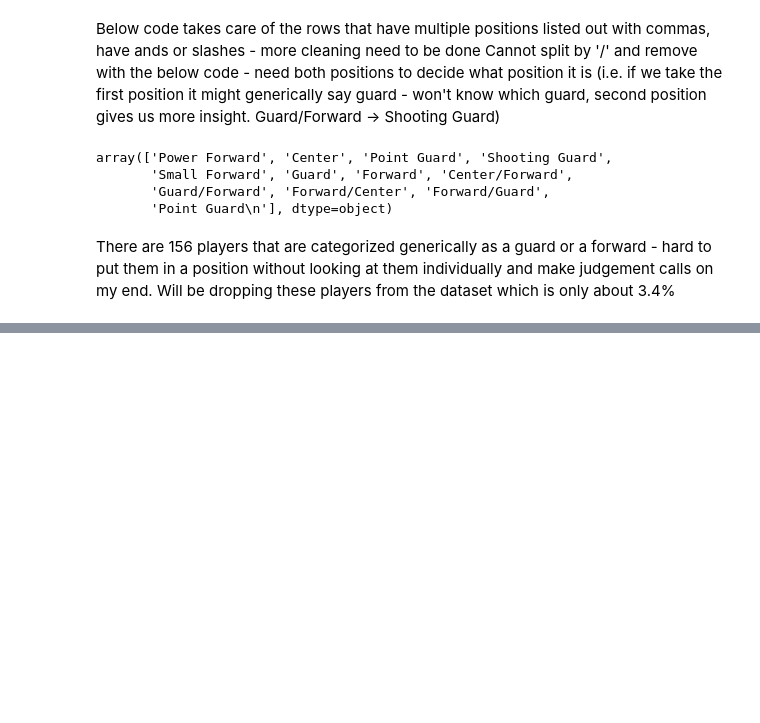
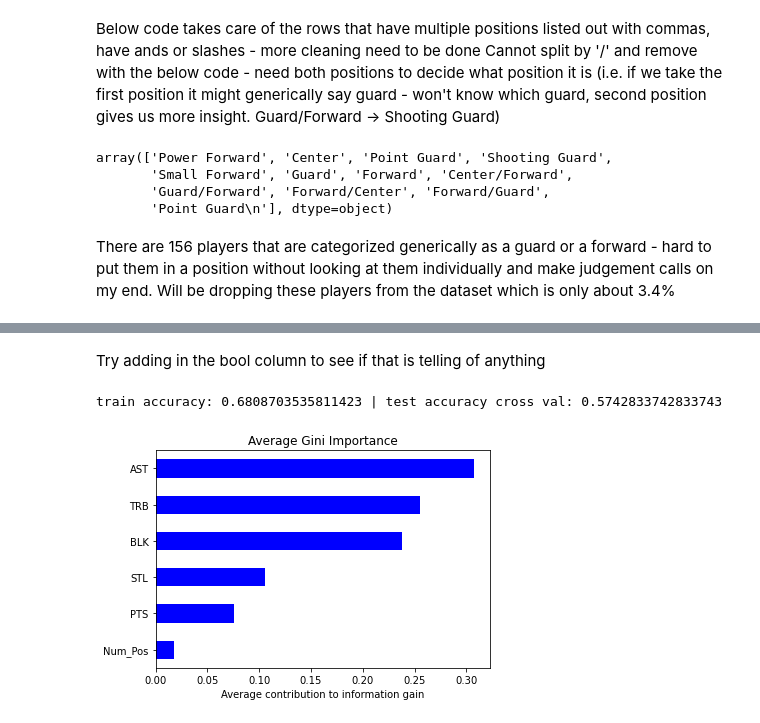
Before and after one commit to wjlau/capstone3, a Jupyter notebook: predicting_player_positions.ipynb, the cells around one changed output, grey strips where cells are left out. Saved outputs shown, nothing was run; the diff lists cells and outputs as text; code cells hidden in the pictures; blank space fills up the shorter version.

Commit message:
tested another rf - the extra column is not informing the model any more than the previous rf

```diff
--- a/predicting_player_positions.ipynb
+++ b/predicting_player_positions.ipynb
@@ -137,3 +141,7 @@ array(['Power Forward', 'Center', 'Point Guard', 'Shooting Guard',
+# %%
+all_player_stats['Num_Pos'] = all_player_stats['Pos'].apply(len) > len('Shooting Guard')
+classify = {True:1, False:0}
+all_player_stats['Num_Pos'] = all_player_stats['Num_Pos'].map(classify)
 # %%
 all_player_stats.head()
 # %% [output]
@@ -215,0 +220,24 @@ plot_confusion_matrix(rf,X_test,y_test,xticks_rotation='vertical');
+# %% [markdown]
+Try adding in the bool column to see if that is telling of anything
+# %%
+X2 = no_nan_all_stats[['PTS', 'TRB', 'AST', 'STL', 'BLK','Num_Pos']]
+y2 = no_nan_all_stats['Target']
+
+# split data into training and testing
+X_train2, X_test2, y_train2, y_test2 = train_test_split(X2,y2, test_size = 0.20, random_state = 23)
+# %%
+rf2 = RandomForestClassifier(n_estimators = 500, max_depth = 5).fit(X_train2,y_train2)
+print(f'train accuracy: {rf2.score(X_train2,y_train2)} | test accuracy cross val: {cross_val_score(rf2,X_test2,y_test2,cv=5).mean()}')
+# %% [output]
+train accuracy: 0.6808703535811423 | test accuracy cross val: 0.5742833742833743
+# %%
+# Plot the feature importance
+feat_scores = pd.Series(rf2.feature_importances_,
+                           index=X_train2.columns)
+feat_scores = feat_scores.sort_values()
+ax = feat_scores.plot(kind='barh',
+                      color='b')
+ax.set_title('Average Gini Importance')
+ax.set_xlabel('Average contribution to information gain');
+# %% [output]
+[figure, added]
```
Also changed, not shown: parts of 38 cells of this notebook.
